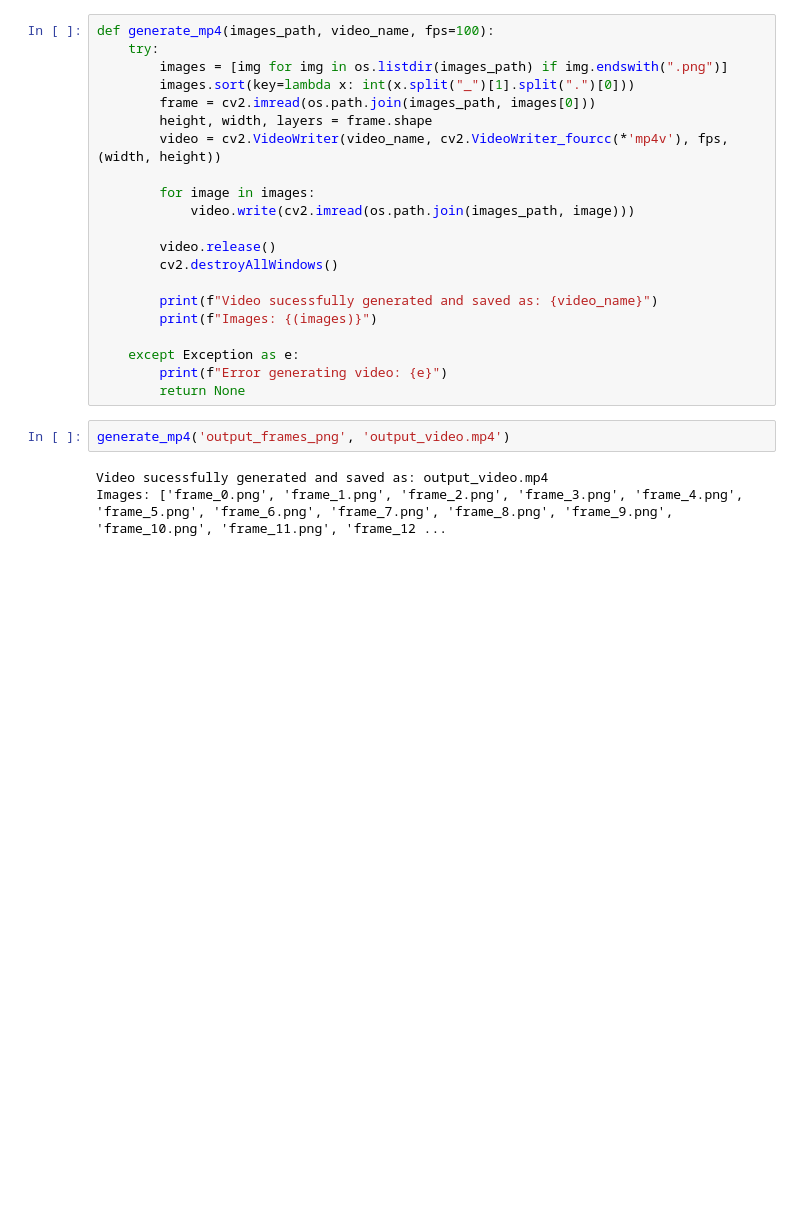
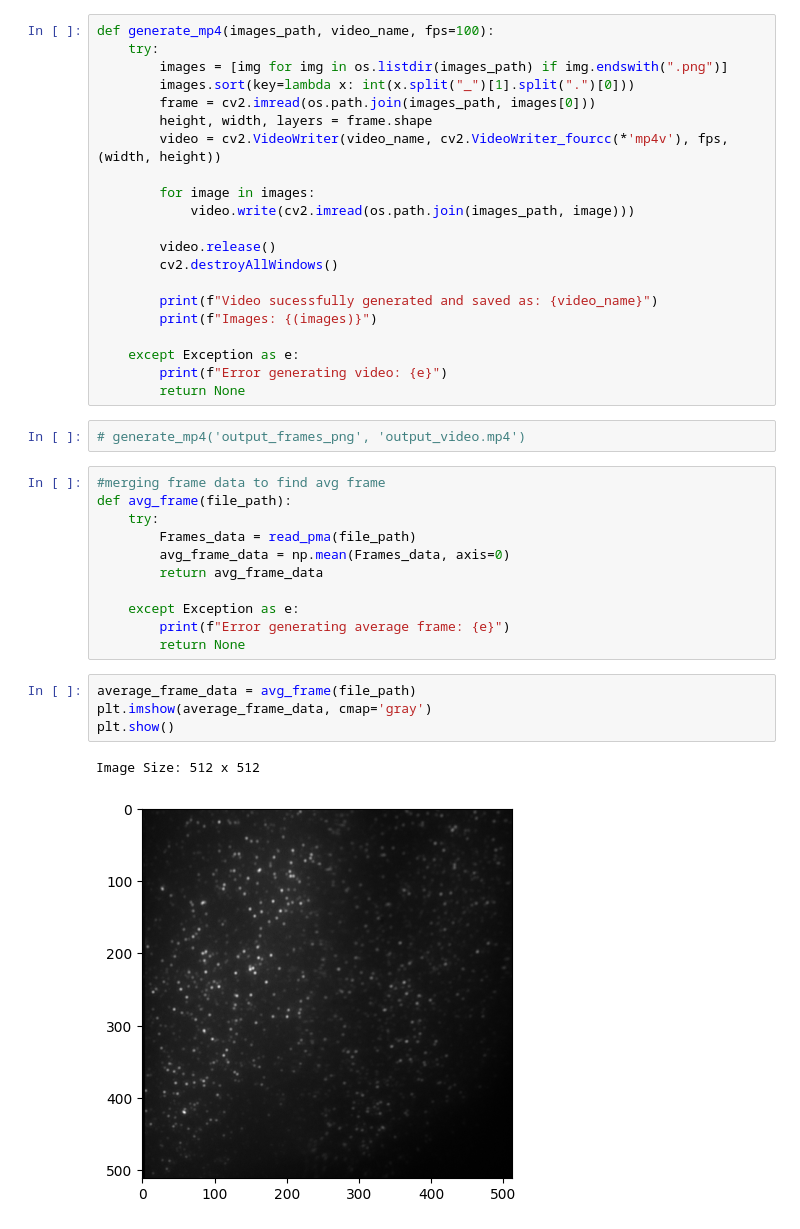
Before and after one commit to ljhason/smImaging-Exploration, a Jupyter notebook: pma_open/pma_open.ipynb, the cells around one changed output. Drawn from its saved outputs; the diff is of its cells as text; blank space fills up the shorter version.

Commit message:
Created average frame function!

```diff
--- a/pma_open/pma_open.ipynb
+++ b/pma_open/pma_open.ipynb
@@ -144,7 +142,22 @@ def generate_mp4(images_path, video_name, fps=100):
         print(f"Error generating video: {e}")
         return None
 # %%
-generate_mp4('output_frames_png', 'output_video.mp4')
+# generate_mp4('output_frames_png', 'output_video.mp4')
-# %% [output]
-Video sucessfully generated and saved as: output_video.mp4
-Images: ['frame_0.png', 'frame_1.png', 'frame_2.png', 'frame_3.png', 'frame_4.png', 'frame_5.png', 'frame_6.png', 'frame_7.png', 'frame_8.png', 'frame_9.png', 'frame_10.png', 'frame_11.png', 'frame_12 ...
+# %%
+#merging frame data to find avg frame
+def avg_frame(file_path):
+    try:
+        Frames_data = read_pma(file_path)
+        avg_frame_data = np.mean(Frames_data, axis=0)
+        return avg_frame_data
+
+    except Exception as e:
+        print(f"Error generating average frame: {e}")
+        return None
+# %%
+average_frame_data = avg_frame(file_path)
+plt.imshow(average_frame_data, cmap='gray')
+plt.show()
+# %% [output]
+Image Size: 512 x 512
+[figure, added]
```
Also changed, not shown: parts of 1 cell of this notebook, 1 other file.
